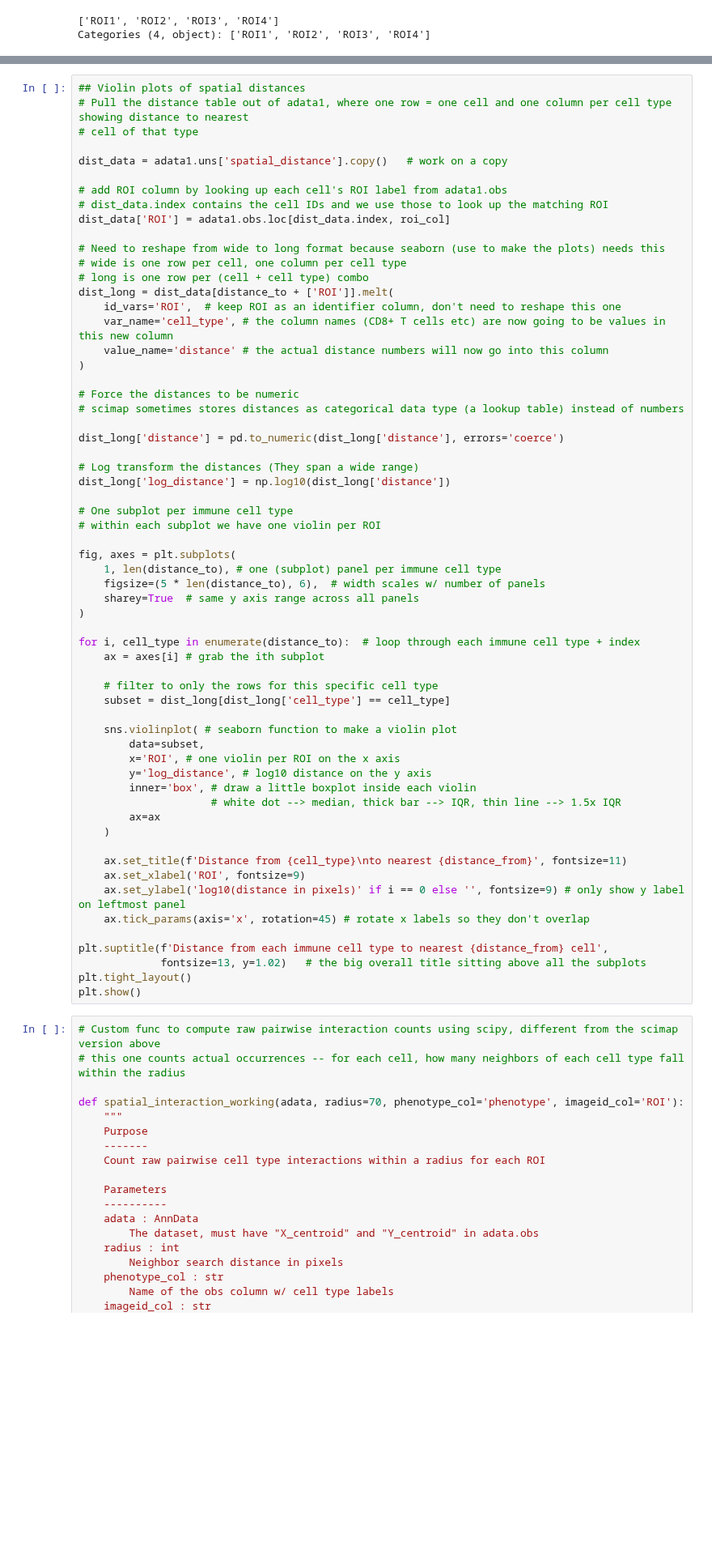
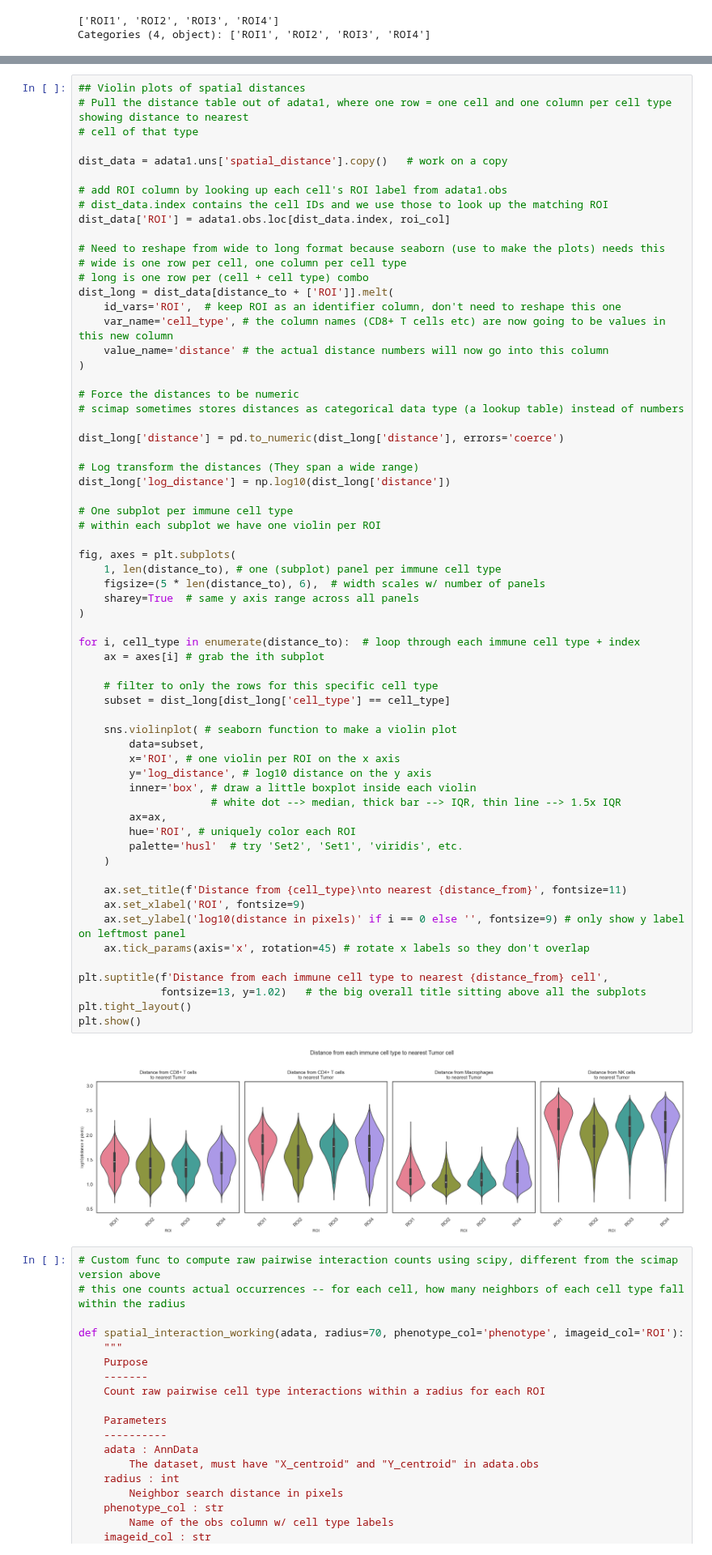
Before and after one commit to elizabethxiu/Elizabeth_Notebooks, a Jupyter notebook: more visualization.ipynb, the cells around one changed output, grey strips where cells are left out. Shown at 81% size. Saved outputs shown, nothing was run; the diff lists cells and outputs as text; blank space fills up the shorter version.

Commit message:
Uniquely color each ROI violin plot

```diff
--- a/more visualization.ipynb
+++ b/more visualization.ipynb
@@ -417,34 +421,38 @@ dist_long['log_distance'] = np.log10(dist_long['distance'])
 
 fig, axes = plt.subplots(
     1, len(distance_to), # one (subplot) panel per immune cell type
     figsize=(5 * len(distance_to), 6),  # width scales w/ number of panels
     sharey=True  # same y axis range across all panels
 )
 
 for i, cell_type in enumerate(distance_to):  # loop through each immune cell type + index
     ax = axes[i] # grab the ith subplot
 
     # filter to only the rows for this specific cell type
     subset = dist_long[dist_long['cell_type'] == cell_type]
 
     sns.violinplot( # seaborn function to make a violin plot
         data=subset,
         x='ROI', # one violin per ROI on the x axis
         y='log_distance', # log10 distance on the y axis
         inner='box', # draw a little boxplot inside each violin
                      # white dot --> median, thick bar --> IQR, thin line --> 1.5x IQR
-        ax=ax
+        ax=ax,
+        hue='ROI', # uniquely color each ROI
+        palette='husl'  # try 'Set2', 'Set1', 'viridis', etc.
     )
 
     ax.set_title(f'Distance from {cell_type}\nto nearest {distance_from}', fontsize=11)
     ax.set_xlabel('ROI', fontsize=9)
     ax.set_ylabel('log10(distance in pixels)' if i == 0 else '', fontsize=9) # only show y label on leftmost panel
     ax.tick_params(axis='x', rotation=45) # rotate x labels so they don't overlap
 
 plt.suptitle(f'Distance from each immune cell type to nearest {distance_from} cell',
              fontsize=13, y=1.02)   # the big overall title sitting above all the subplots
 plt.tight_layout()
 plt.show()
+# %% [output]
+[figure, added]
 # %%
 # Custom func to compute raw pairwise interaction counts using scipy, different from the scimap version above
 # this one counts actual occurrences -- for each cell, how many neighbors of each cell type fall within the radius
```
Also changed, not shown: parts of 1 cell of this notebook.
